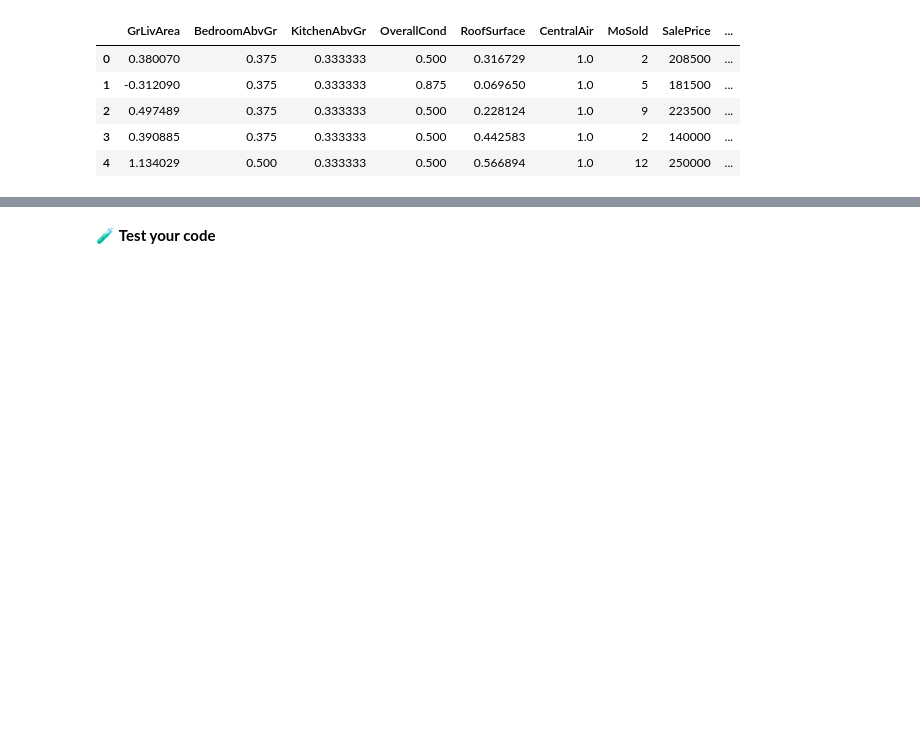
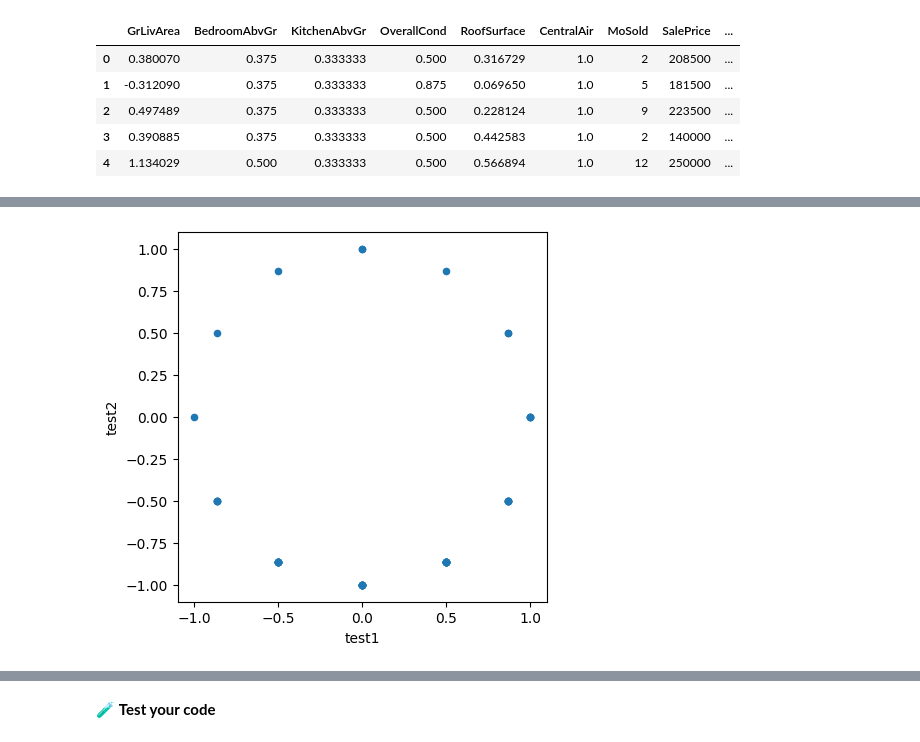
Before and after one commit to multiyumz/data-science-challenges, a Jupyter notebook: data-preprocessing-workflow/Preprocessing-Workflow.ipynb, the cells around one changed output, grey strips where cells are left out. Cells and saved outputs as stored; diff of their text form; code cells hidden in the pictures; blank space fills up the shorter version.

```diff
--- a/data-preprocessing-workflow/Preprocessing-Workflow.ipynb
+++ b/data-preprocessing-workflow/Preprocessing-Workflow.ipynb
@@ -594,6 +625,9 @@ months_in_year = 12
 
 data['sin_MoSold'] = np.sin(2*np.pi*(data.MoSold-1) / months_in_year)
 data['cos_MoSold'] = np.cos(2*np.pi*(data.MoSold-1) / months_in_year)
+# %%
+data["test1"] = np.sin(2*np.pi*(data.MoSold) / months_in_year)
+data["test2"] = np.cos(2*np.pi*(data.MoSold) / months_in_year)
 # %%
 data.head()
 # %% [output]
@@ -607,0 +645,5 @@ data.sample(50).plot.scatter('sin_MoSold','cos_MoSold').set_aspect('equal')
+# %%
+data.sample(50).plot.scatter('test1','test2').set_aspect('equal')
+plt.show()
+# %% [output]
+[figure, added]
```
Also changed, not shown: parts of 15 cells of this notebook, 27 other files.
